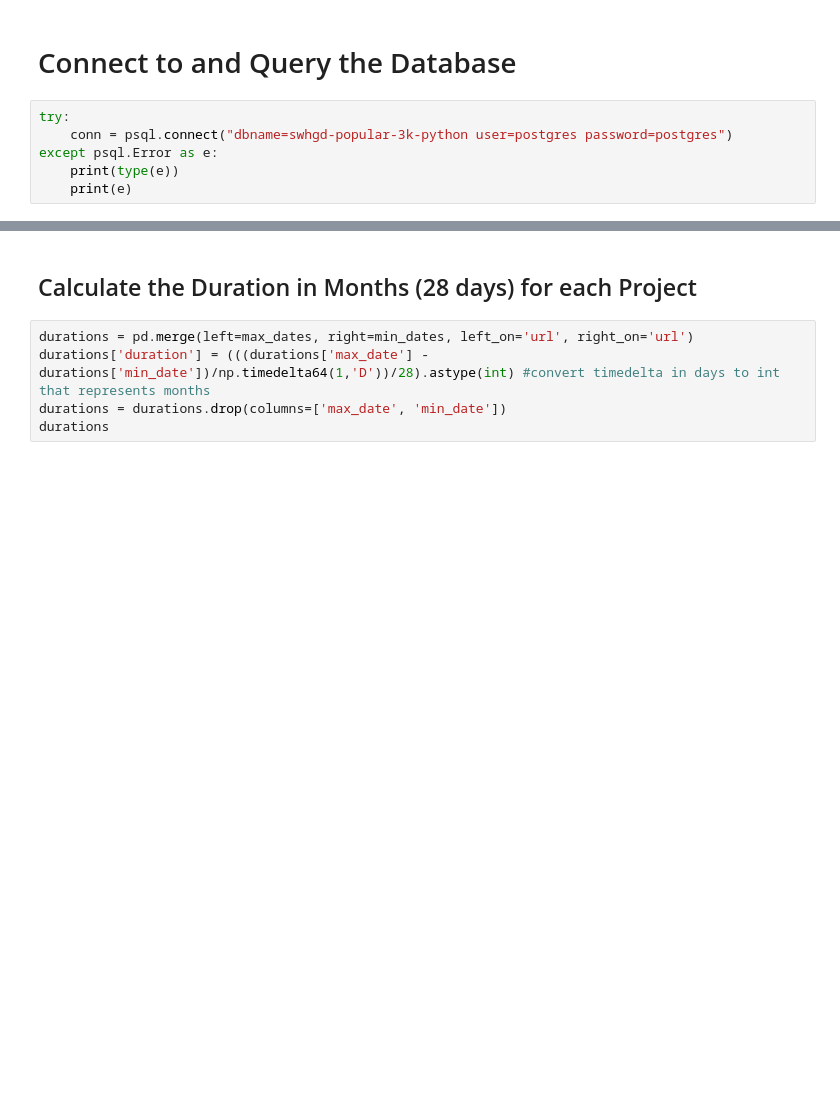
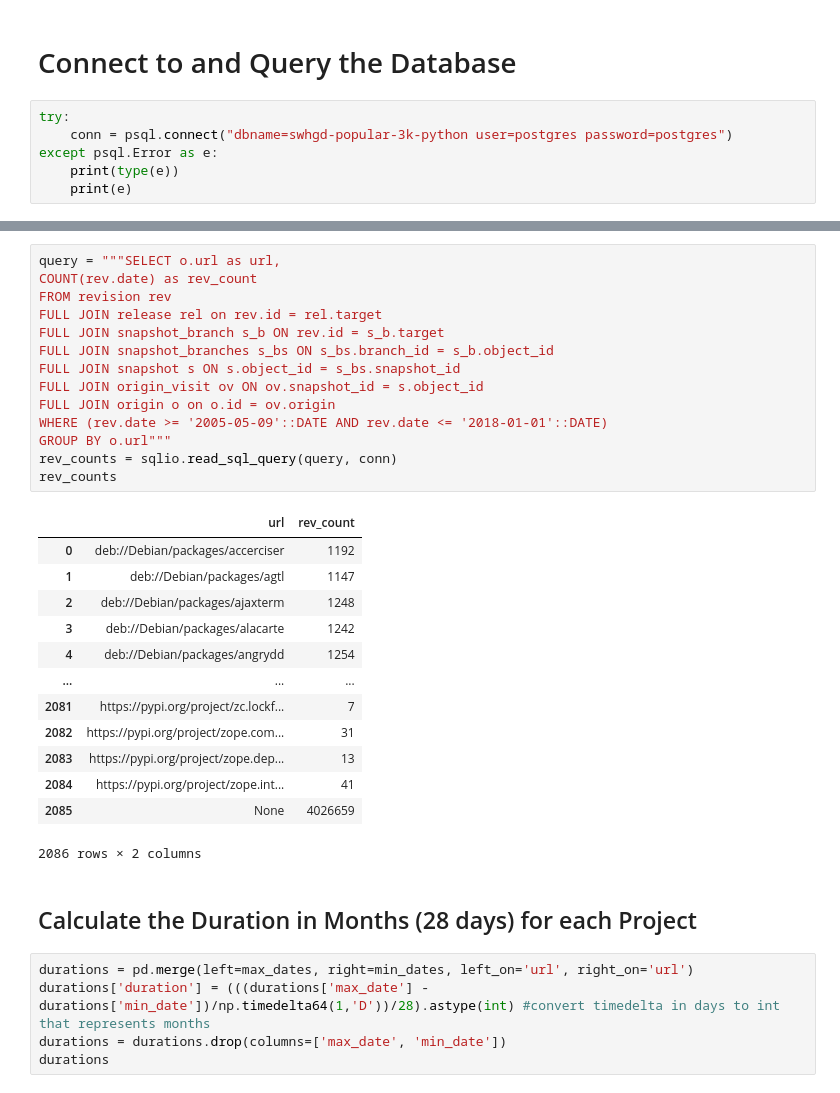
Before and after one commit to DerekRobin/Survival-Analysis-of-OSS-Projects, a Jupyter notebook: Analysis&Data/data-collection.ipynb, the cells around one changed output, grey strips where cells are left out. Drawn from its saved outputs; the diff is of its cells as text; blank space fills up the shorter version.

```diff
--- a/Analysis&Data/data-collection.ipynb
+++ b/Analysis&Data/data-collection.ipynb
@@ -122,6 +108,34 @@ max_dates
 | 2083 | https://pypi.org/project/zope.dep... | 2017-08-07 12:24:01-07:00 |
 | 2084 | https://pypi.org/project/zope.int... | 2017-09-22 00:46:20-07:00 |
 2085 rows × 2 columns
+# %%
+query = """SELECT o.url as url,
+COUNT(rev.date) as rev_count
+FROM revision rev
+FULL JOIN release rel on rev.id = rel.target
+FULL JOIN snapshot_branch s_b ON rev.id = s_b.target
+FULL JOIN snapshot_branches s_bs ON s_bs.branch_id = s_b.object_id
+FULL JOIN snapshot s ON s.object_id = s_bs.snapshot_id
+FULL JOIN origin_visit ov ON ov.snapshot_id = s.object_id
+FULL JOIN origin o on o.id = ov.origin
+WHERE (rev.date >= '2005-05-09'::DATE AND rev.date <= '2018-01-01'::DATE)
+GROUP BY o.url"""
+rev_counts = sqlio.read_sql_query(query, conn)
+rev_counts
+# %% [output]
+|  | url | rev_count |
+| 0 | deb://Debian/packages/accerciser | 1192 |
+| 1 | deb://Debian/packages/agtl | 1147 |
+| 2 | deb://Debian/packages/ajaxterm | 1248 |
+| 3 | deb://Debian/packages/alacarte | 1242 |
+| 4 | deb://Debian/packages/angrydd | 1254 |
+| ... | ... | ... |
+| 2081 | https://pypi.org/project/zc.lockf... | 7 |
+| 2082 | https://pypi.org/project/zope.com... | 31 |
+| 2083 | https://pypi.org/project/zope.dep... | 13 |
+| 2084 | https://pypi.org/project/zope.int... | 41 |
+| 2085 | None | 4026659 |
+2086 rows × 2 columns
 # %% [markdown]
 ## Calculate the Duration in Months (28 days) for each Project
 # %%
```
Also changed, not shown: parts of 16 cells of this notebook, 2 other files.
